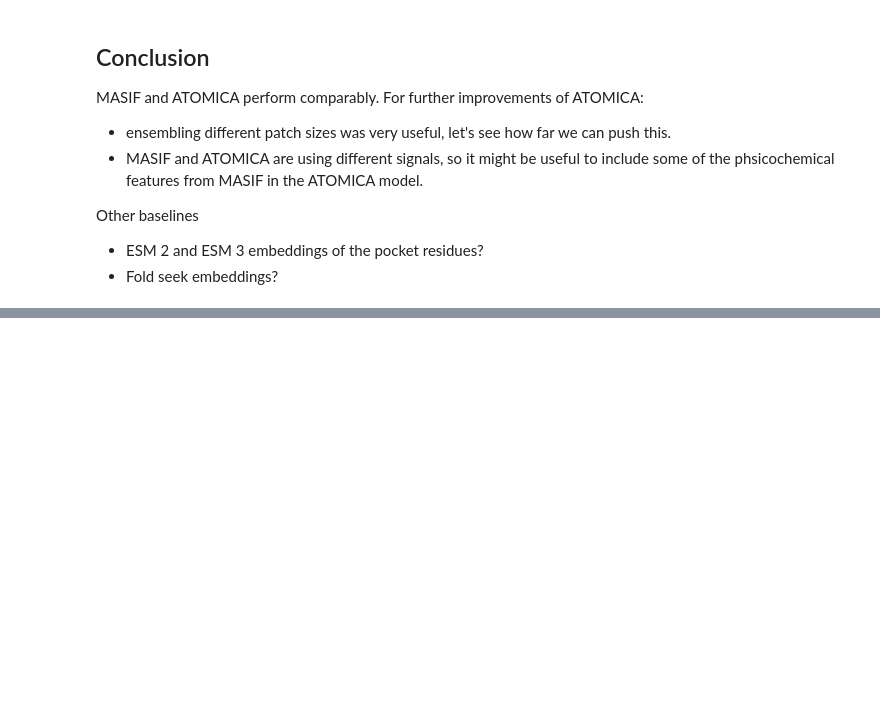
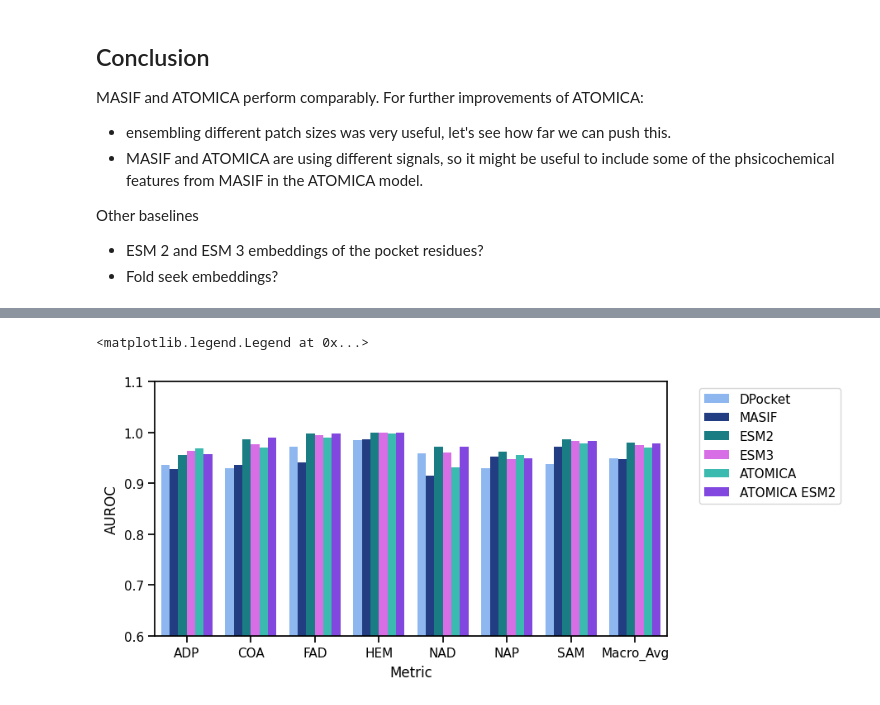
Before and after one commit to mims-harvard/ATOMICA, a Jupyter notebook: case_studies/masif_ligand_benchmark/analyse_dataset.ipynb, the cells around one changed output, grey strips where cells are left out. Cells and saved outputs as stored; diff of their text form; code cells hidden in the pictures; blank space fills up the shorter version.

```diff
--- a/case_studies/masif_ligand_benchmark/analyse_dataset.ipynb
+++ b/case_studies/masif_ligand_benchmark/analyse_dataset.ipynb
@@ -107,3 +113,5 @@ Name: count, dtype: int64
 to_process_df.to_csv("masif_ligand_pdbs_to_process.csv", index=False)
 # %% [markdown]
 Run `process_masif_ligand_pdbs.sh` to process the PDBs.
+# %%
+to_process_df = pd.read_csv("masif_ligand_pdbs_to_process.csv")
@@ -480,12 +515,14 @@ dtype: float64
 
 Could try ensembling ESM2 with ATOMICA and see if it improves performance.
 # %%
-esm2_probabilities = []
+esm2_results = []
 
 ESM2_MODEL_DIR = "/n/netscratch/mzitnik_lab/Lab/afang/ATOMICA/baselines/masif_benchmark/esm2"
-for dist_th in range(5, 13):
+for dist_th in range(5, 11):
     for seed in range(0, 3):
-        pred_file = f"{ESM2_MODEL_DIR}/esm2_mlp_dist{dist_th}/{seed}/test_predictions.json"
+        data_file = f"/n/holylfs06/LABS/mzitnik_lab/Lab/afang/ATOMICA/baselines/atomica_ligand/esm2_embeddings/masif_ligand_pdbs_{dist_th}A_pocket_only_test_esm2.parquet"
+        data_df = pd.read_parquet(data_file)
+        pred_file = f"{ESM2_MODEL_DIR}/esm2_mlp_dist{dist_th}_finaldim32/{seed}/test_predictions.json"
         if not os.path.exists(pred_file):
             print(f"No predictions for {dist_th}A and seed {seed}")
             continue
@@ -494,8 +531,23 @@ for dist_th in range(5, 13):
         if isinstance(esm2_preds, list):
             print(f"Error: ESM2 predictions are a list for dist_th {dist_th} and seed {seed}")
             continue
-        esm2_probabilities.append(np.array(esm2_preds['probabilities']))
+        results = {
+            'id': data_df['id'],
+            'pred_probability': esm2_preds['probabilities'],
+            'label': data_df['label'],
+        }
+        results = pd.DataFrame(results)
+        results['dist_th'] = dist_th
+        results['seed'] = seed
+        esm2_results.append(results)
+esm2_results_df = pd.concat(esm2_results)
+esm2_results_df_agg = esm2_results_df.groupby('id').agg(
+    pred_probability=('pred_probability', lambda x: list(x)),
+    label=('label', 'first'),
+)
 
-esm2_probabilities = np.stack(esm2_probabilities, axis=-1)
-esm2_labels = np.array(esm2_preds['labels'])
+esm2_results_df_agg['pred_probability'] = esm2_results_df_agg['pred_probability'].apply(lambda x: np.array(x).mean(axis=0))
+esm2_results_df_agg['pred'] = esm2_results_df_agg['pred_probability'].apply(lambda x: np.argmax(x))
+esm2_results_df_agg['pred_accuracy'] = esm2_results_df_agg['pred'] == esm2_results_df_agg['label']
+esm2_results_df_agg['pred_accuracy'].mean()
 # %% [output]
@@ -524,0 +673,6 @@ ESM2 Accuracy: 0.8715
+# %%
+dpocket = pd.read_parquet('/n/holylfs06/LABS/mzitnik_lab/Lab/afang/ATOMICA/baselines/MASIF/dpocket/dpocket_mlp_predictions.parquet')
+dpocket = dpocket[dpocket['split'] == 'test']
+dpocket['label'] = dpocket['true_label'].apply(lambda x: MASIF_LIGAND_LABELS.index(x))
+print("DPocket accuracy:", (dpocket['pred_label'] == dpocket['true_label']).mean())
+dpocket
@@ -796,0 +895,11 @@ AUPRC Improvement (ATOMICA - MASIF): +0.1006
+# %%
+plot_df = metrics_table_df[metrics_table_df['Metric'].str.endswith('AUROC')]
+fig, ax = plt.subplots(figsize=(8, 4))
+sns.barplot(data=plot_df, x='Metric', y='Value', hue='Model', ax=ax, palette=custom_colors[::-1])
+ax.set_ylim(0.6, 1.1)
+ax.set_xticklabels(plot_df['Metric'].str.replace('_AUROC', ''))
+ax.set_ylabel('AUROC')
+plt.legend(bbox_to_anchor=(1.05, 1), loc='upper left')
+# %% [output]
+<matplotlib.legend.Legend at 0x...>
+[figure, added]
```
Also changed, not shown: parts of 19 cells of this notebook, 10 other files.
